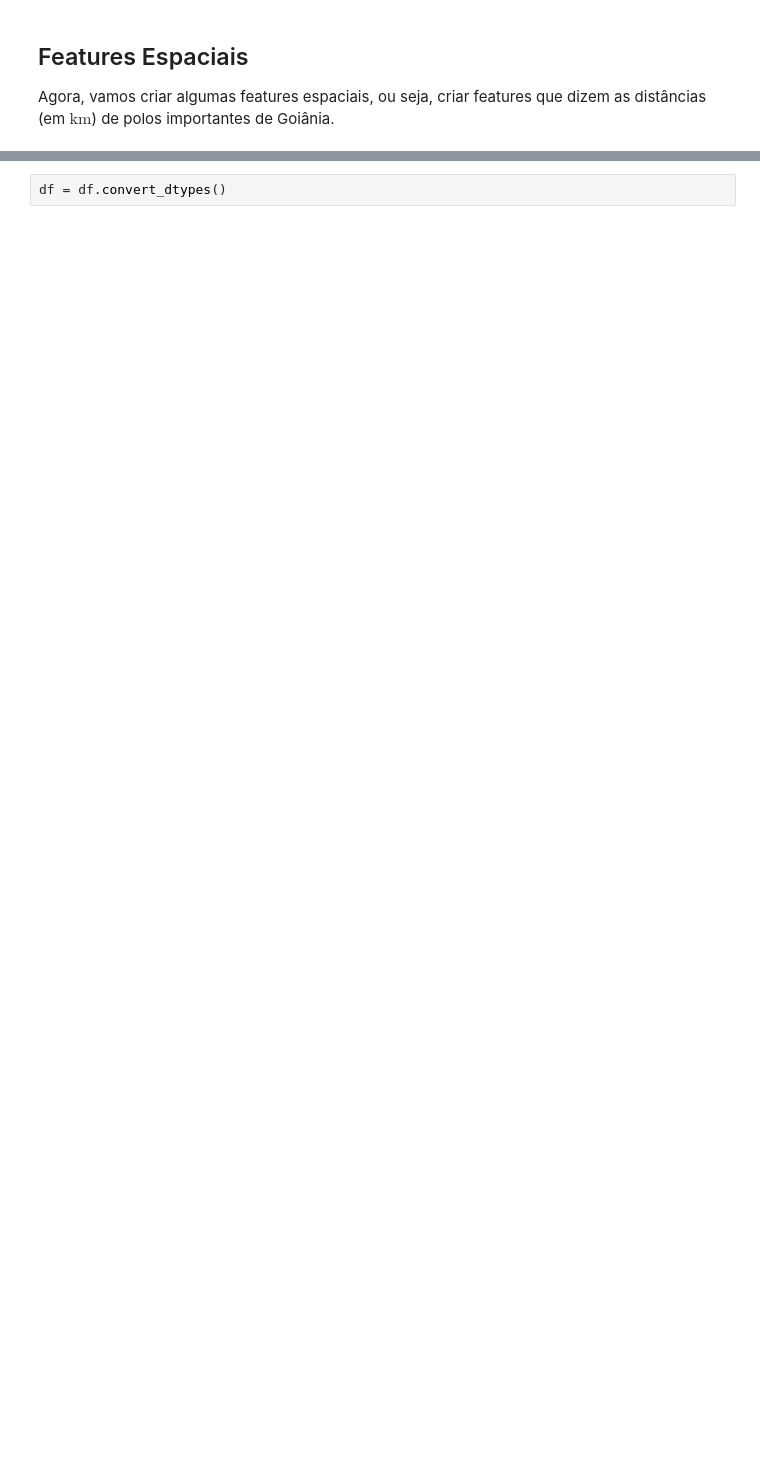
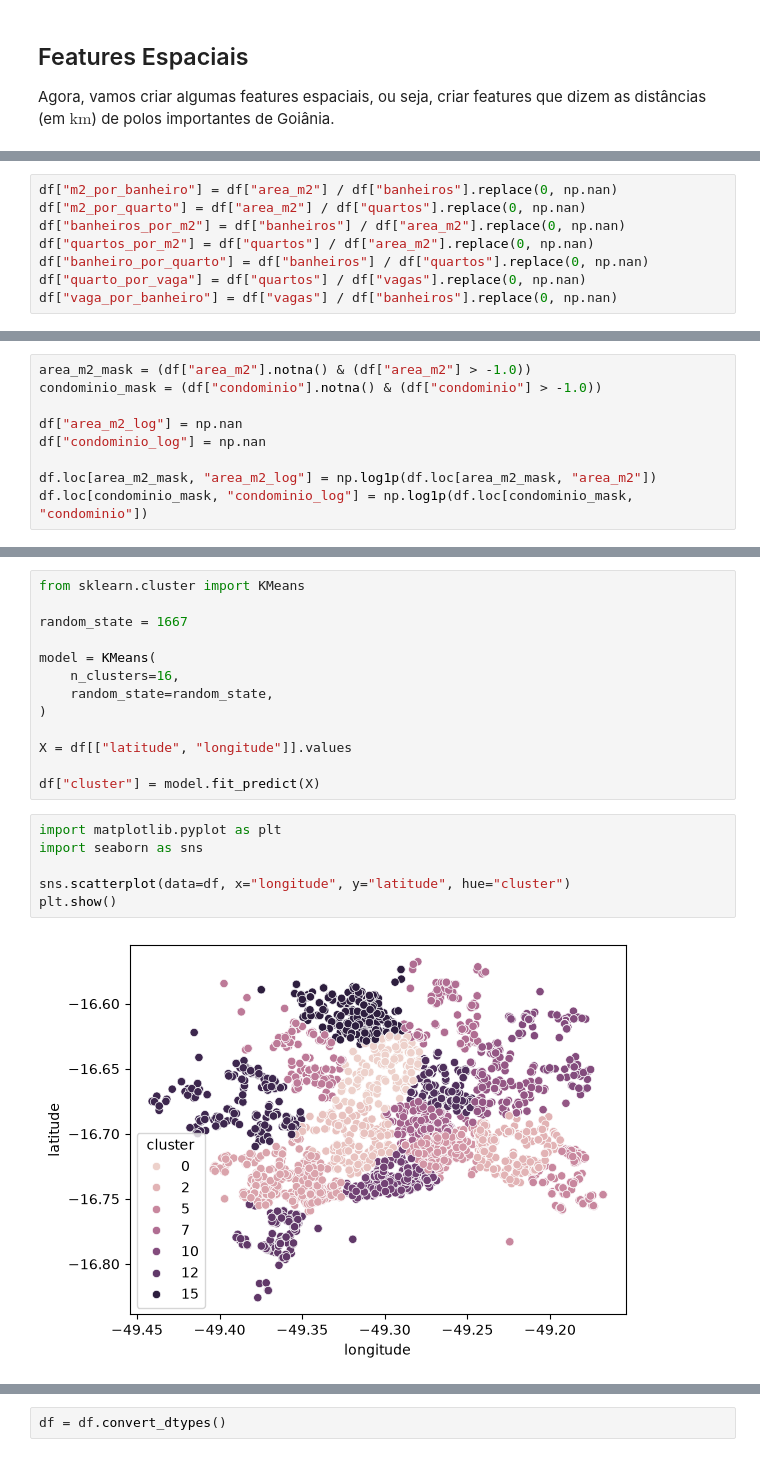
Before and after one commit to gauloish/meu-ape, a Jupyter notebook: notebooks/04_feature_engineering.ipynb, the cells around one changed output, grey strips where cells are left out. Drawn from its saved outputs; the diff is of its cells as text; blank space fills up the shorter version.

```diff
--- a/notebooks/04_feature_engineering.ipynb
+++ b/notebooks/04_feature_engineering.ipynb
@@ -62,0 +139,8 @@ for place, coordinates in places.items():
+# %%
+df["m2_por_banheiro"] = df["area_m2"] / df["banheiros"].replace(0, np.nan)
+df["m2_por_quarto"] = df["area_m2"] / df["quartos"].replace(0, np.nan)
+df["banheiros_por_m2"] = df["banheiros"] / df["area_m2"].replace(0, np.nan)
+df["quartos_por_m2"] = df["quartos"] / df["area_m2"].replace(0, np.nan)
+df["banheiro_por_quarto"] = df["banheiros"] / df["quartos"].replace(0, np.nan)
+df["quarto_por_vaga"] = df["quartos"] / df["vagas"].replace(0, np.nan)
+df["vaga_por_banheiro"] = df["vagas"] / df["banheiros"].replace(0, np.nan)
@@ -62,0 +151,9 @@ for place, coordinates in places.items():
+# %%
+area_m2_mask = (df["area_m2"].notna() & (df["area_m2"] > -1.0))
+condominio_mask = (df["condominio"].notna() & (df["condominio"] > -1.0))
+
+df["area_m2_log"] = np.nan
+df["condominio_log"] = np.nan
+
+df.loc[area_m2_mask, "area_m2_log"] = np.log1p(df.loc[area_m2_mask, "area_m2"])
+df.loc[condominio_mask, "condominio_log"] = np.log1p(df.loc[condominio_mask, "condominio"])
@@ -62,0 +164,21 @@ for place, coordinates in places.items():
+# %%
+from sklearn.cluster import KMeans
+
+random_state = 1667
+
+model = KMeans(
+    n_clusters=16,
+    random_state=random_state,
+)
+
+X = df[["latitude", "longitude"]].values
+
+df["cluster"] = model.fit_predict(X)
+# %%
+import matplotlib.pyplot as plt
+import seaborn as sns
+
+sns.scatterplot(data=df, x="longitude", y="latitude", hue="cluster")
+plt.show()
+# %% [output]
+[figure, added]
```
Also changed, not shown: parts of 10 cells of this notebook, 1 other file.
